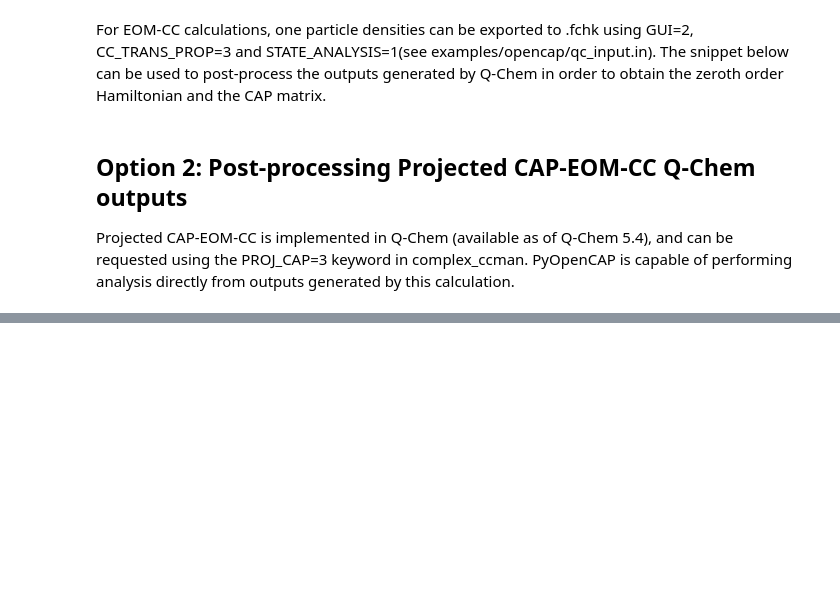
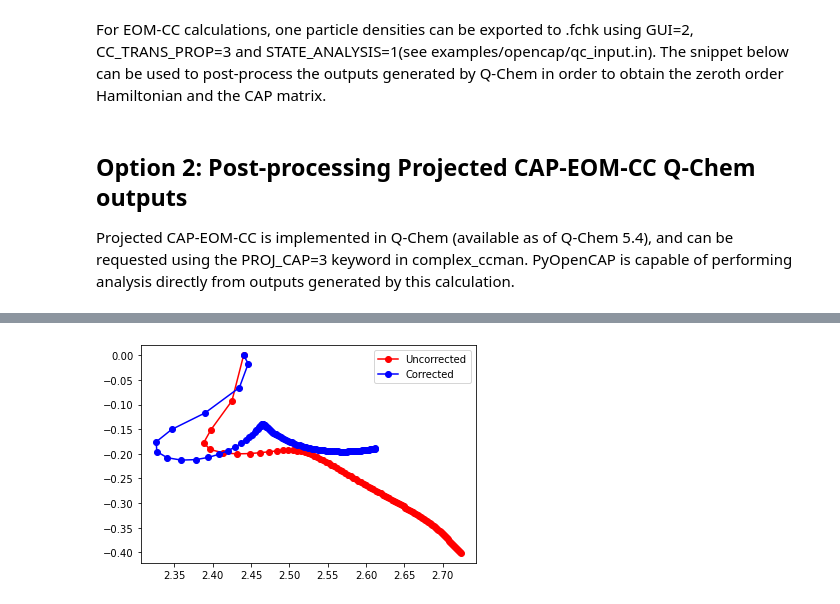
Before and after one commit to gayverjr/opencap, a Jupyter notebook: examples/analysis/N2/QChemTutorial.ipynb, the cells around one changed output, grey strips where cells are left out. Drawn from its saved outputs; the diff is of its cells as text; code cells hidden in the pictures; blank space fills up the shorter version.

```diff
--- a/examples/analysis/N2/QChemTutorial.ipynb
+++ b/examples/analysis/N2/QChemTutorial.ipynb
@@ -52,16 +107,19 @@ CAPH = CAPHamiltonian(opencap_output="ref_outputs/n2_opencap.out")
+# %%
+# Q-Chem output, can specify onset
+CAPH = CAPHamiltonian(output="ref_outputs/adc.out", onset="3000")
 # %%
 eta_list = np.linspace(0,3000,101)
 eta_list = np.around(eta_list * 1E-5,decimals=5)
 CAPH.run_trajectory(eta_list)
 # %%
-# ccsd energy of neutral
-ref_energy = -109.36195558
 traj = CAPH.track_state(1,tracking="overlap")
-uc_energies = traj.energies_ev(ref_energy=ref_energy)
-corr_energies = traj.energies_ev(ref_energy=ref_energy,corrected=True)
+uc_energies = traj.energies_ev(0.0)
+corr_energies = traj.energies_ev(0.0,corrected=True)
 plt.plot(np.real(uc_energies),np.imag(uc_energies),'-ro',label="Uncorrected")
 plt.plot(np.real(corr_energies),np.imag(corr_energies),'-bo',label="Corrected")
 plt.legend()
 plt.show()
+# %% [output]
+[figure, added]
 # %%
 # Find optimal value of eta
```
Also changed, not shown: parts of 16 cells of this notebook, 7 other files.
